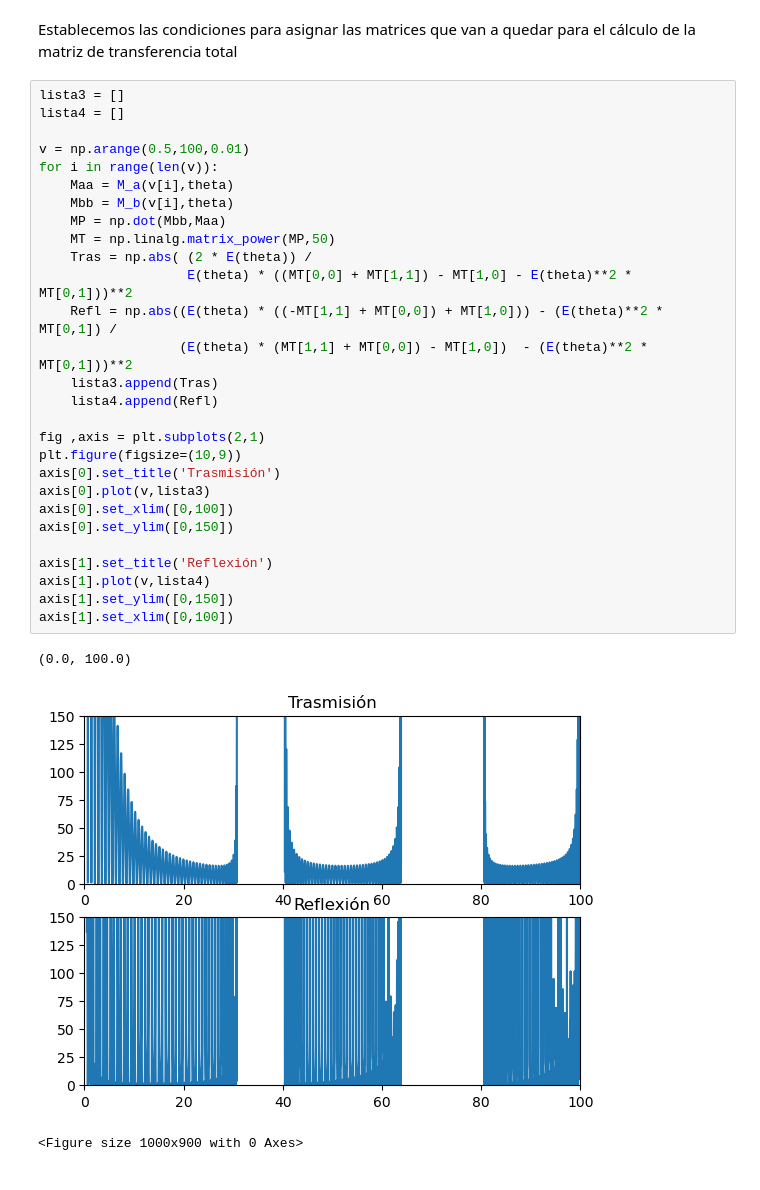
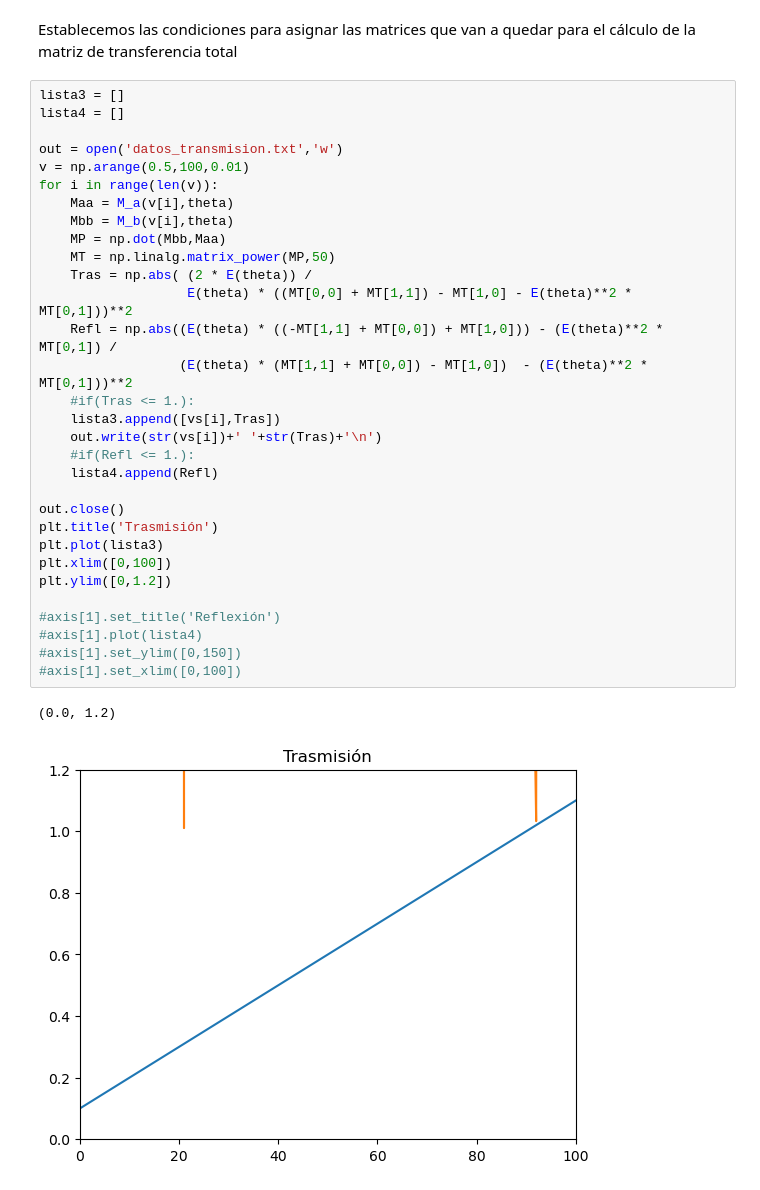
Before and after one commit to Jwpr-dpr/Tesis, a Jupyter notebook: CristalFotonico.ipynb, the cells around one changed output. Drawn from its saved outputs; the diff is of its cells as text.

```diff
--- a/CristalFotonico.ipynb
+++ b/CristalFotonico.ipynb
@@ -97,32 +98,34 @@ Establecemos las condiciones para asignar las matrices que van a quedar para el
 # %%
 lista3 = []
 lista4 = []
 
+out = open('datos_transmision.txt','w')
 v = np.arange(0.5,100,0.01)
 for i in range(len(v)):
     Maa = M_a(v[i],theta)
     Mbb = M_b(v[i],theta)
     MP = np.dot(Mbb,Maa)
     MT = np.linalg.matrix_power(MP,50)
     Tras = np.abs( (2 * E(theta)) /
                    E(theta) * ((MT[0,0] + MT[1,1]) - MT[1,0] - E(theta)**2 * MT[0,1]))**2
     Refl = np.abs((E(theta) * ((-MT[1,1] + MT[0,0]) + MT[1,0])) - (E(theta)**2 * MT[0,1]) /
                   (E(theta) * (MT[1,1] + MT[0,0]) - MT[1,0])  - (E(theta)**2 * MT[0,1]))**2
-    lista3.append(Tras)
+    #if(Tras <= 1.):
+    lista3.append([vs[i],Tras])
+    out.write(str(vs[i])+' '+str(Tras)+'\n')
+    #if(Refl <= 1.):
     lista4.append(Refl)
 
-fig ,axis = plt.subplots(2,1)
-plt.figure(figsize=(10,9))
-axis[0].set_title('Trasmisión')
-axis[0].plot(v,lista3)
-axis[0].set_xlim([0,100])
-axis[0].set_ylim([0,150])
+out.close()
+plt.title('Trasmisión')
+plt.plot(lista3)
+plt.xlim([0,100])
+plt.ylim([0,1.2])
 
-axis[1].set_title('Reflexión')
-axis[1].plot(v,lista4)
-axis[1].set_ylim([0,150])
-axis[1].set_xlim([0,100])
+#axis[1].set_title('Reflexión')
+#axis[1].plot(lista4)
+#axis[1].set_ylim([0,150])
+#axis[1].set_xlim([0,100])
 # %% [output]
-(0.0, 100.0)
+(0.0, 1.2)
-[figure, old version]
+[figure, new version]
-<Figure size 1000x900 with 0 Axes>
```
Also changed, not shown: parts of 6 cells of this notebook, 2 other files.
